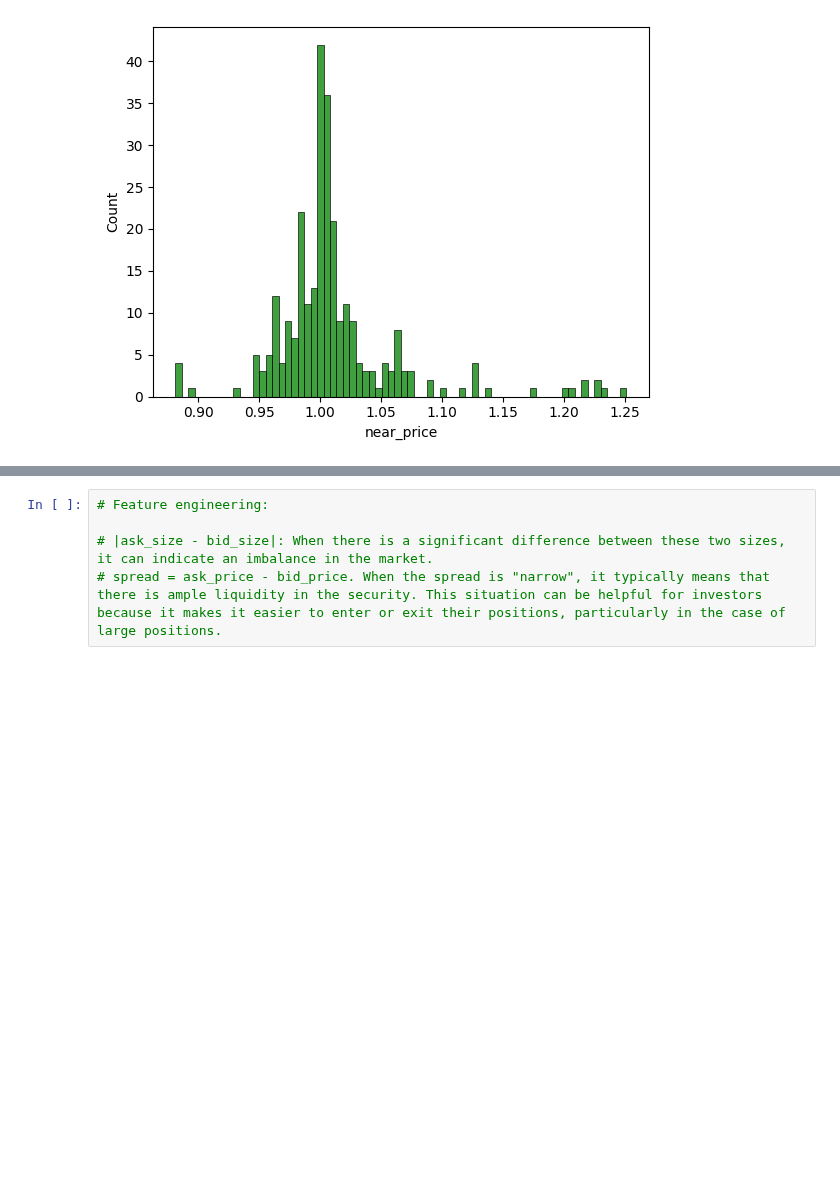
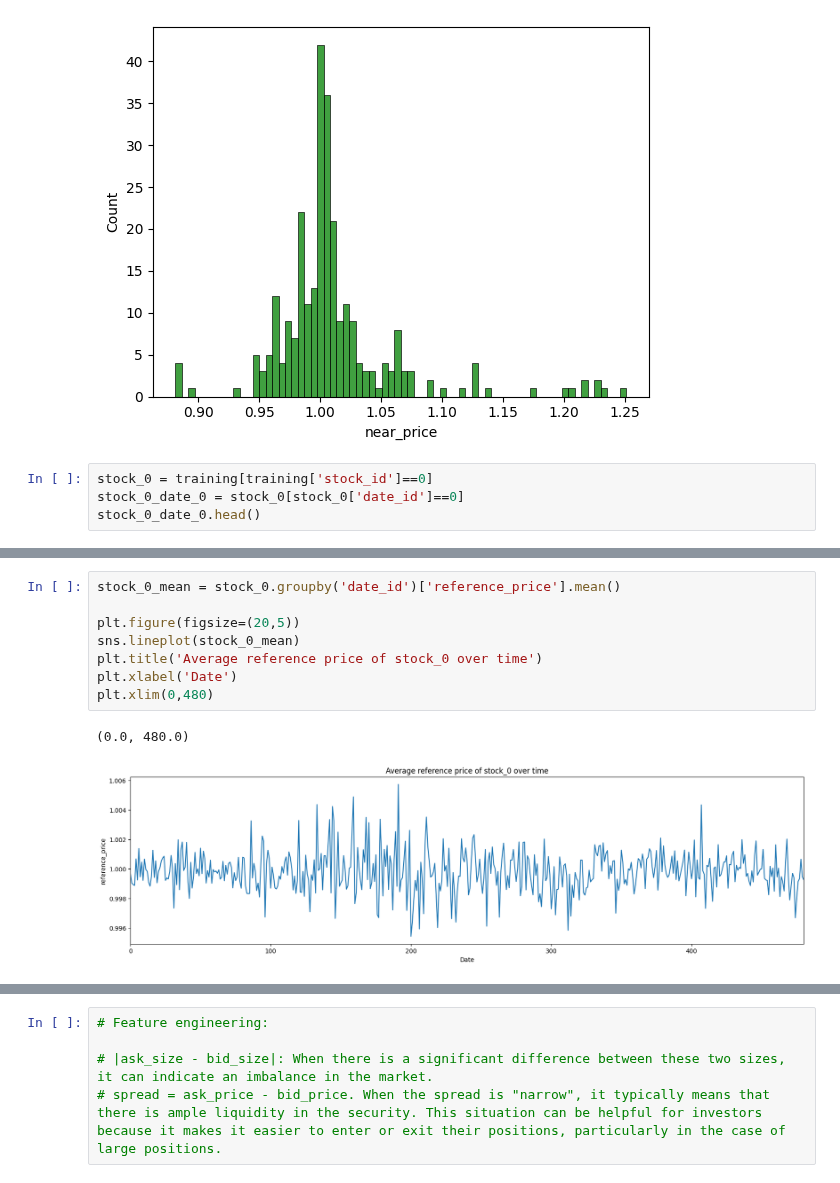
Before and after one commit to huanrafa/ProjectPracticing, a Jupyter notebook: 2023_12(1) Optiver - Trading at the Close/OptiverTrading.ipynb, the cells around one changed output, grey strips where cells are left out. Drawn from its saved outputs; the diff is of its cells as text; blank space fills up the shorter version.

```diff
--- a/2023_12(1) Optiver - Trading at the Close/OptiverTrading.ipynb
+++ b/2023_12(1) Optiver - Trading at the Close/OptiverTrading.ipynb
@@ -488,3 +488,7 @@ out_far_hist = sns.histplot(outliers['near_price'], bins = 70, color='green', ax
 # All of the values hover in the range [0.85, 1.25]
 # %% [output]
 [figure]
+# %%
+stock_0 = training[training['stock_id']==0]
+stock_0_date_0 = stock_0[stock_0['date_id']==0]
+stock_0_date_0.head()
@@ -490,0 +502,11 @@ out_far_hist = sns.histplot(outliers['near_price'], bins = 70, color='green', ax
+# %%
+stock_0_mean = stock_0.groupby('date_id')['reference_price'].mean()
+
+plt.figure(figsize=(20,5))
+sns.lineplot(stock_0_mean)
+plt.title('Average reference price of stock_0 over time')
+plt.xlabel('Date')
+plt.xlim(0,480)
+# %% [output]
+(0.0, 480.0)
+[figure, added]
```
Also changed, not shown: parts of 5 cells of this notebook.
